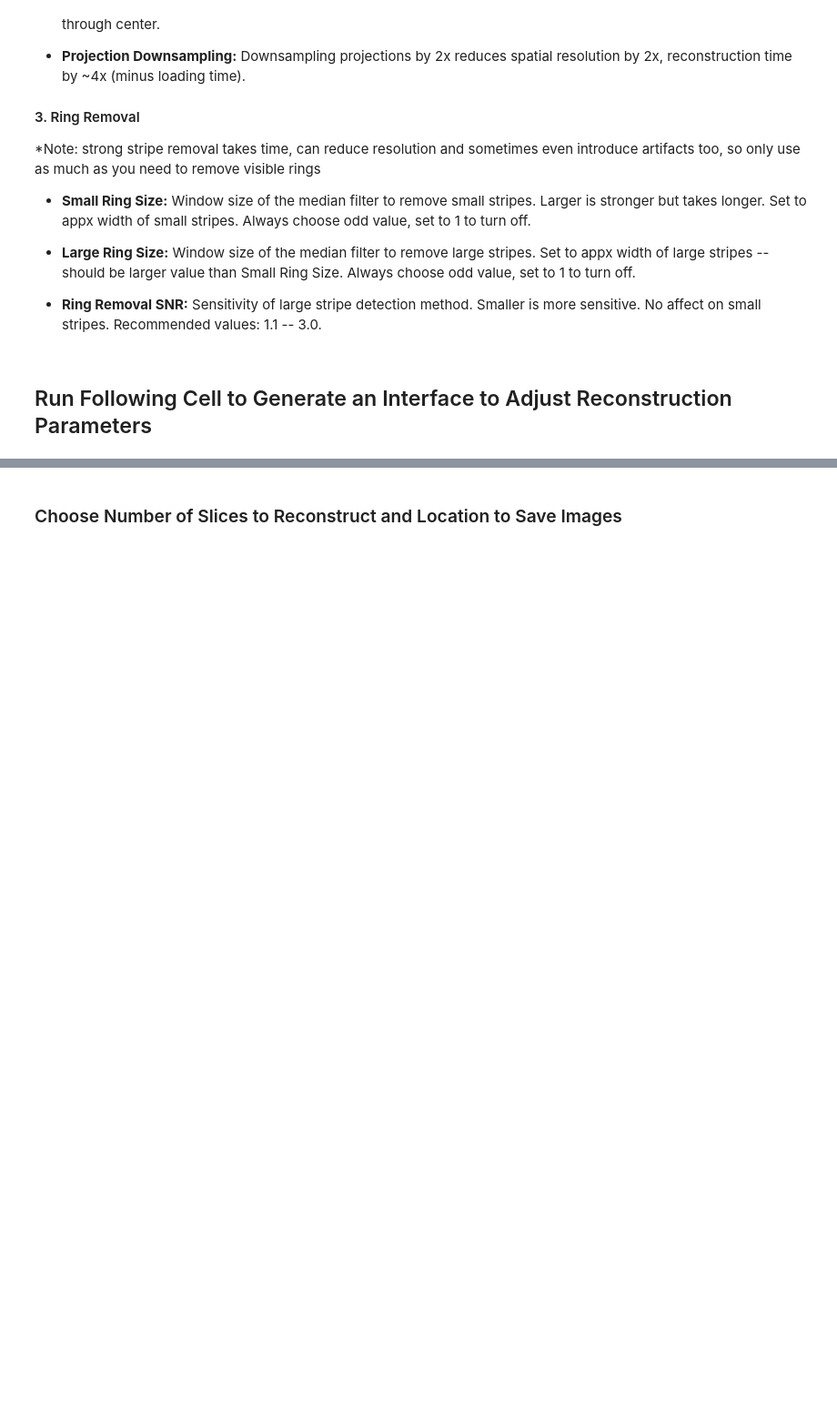
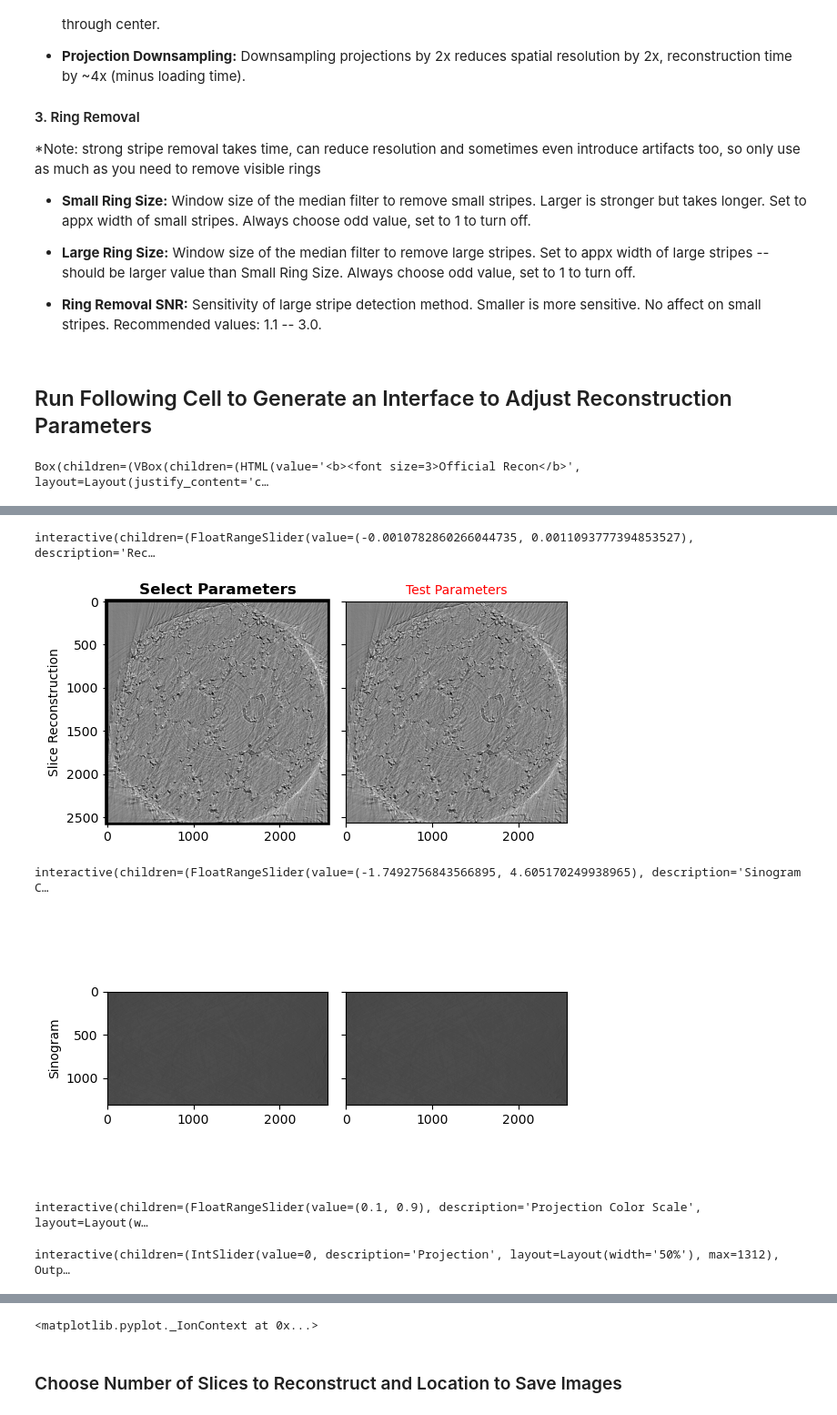
Before and after one commit to als-computing/microct, a Jupyter notebook: ALS_recon.ipynb, the cells around one changed output, grey strips where cells are left out. Shown at 91% size. Saved outputs shown, nothing was run; the diff lists cells and outputs as text; code cells hidden in the pictures; blank space fills up the shorter version.

```diff
--- a/ALS_recon.ipynb
+++ b/ALS_recon.ipynb
@@ -164,7 +176,7 @@ proj_slider = widgets.interactive(als.set_proj, path=widgets.fixed(file_chooser.
                                                                    step=1, value=0))
 proj_clim_slider = widgets.interactive(als.set_clim, img=widgets.fixed(proj_img),
                               clims=widgets.FloatRangeSlider(description='Projection Color Scale', style={'description_width': 'initial'}, layout=widgets.Layout(width='50%'),
-                                                                   min=0, max=1,
+                                                                   min=-0.1, max=1.1,
                                                                    step=1/500, value=[0.1, 0.9],
                                                                    readout=True, readout_format='.2e'))
 
@@ -190,3 +202,5 @@ display(proj_clim_slider) # show proj color scale widget
 display(proj_slider) # show projection widget
 proj_fig.show() # show projection figure
 plt.ion() # turn matplotlib interactive mode back on
+# %% [output]
+Box(children=(VBox(children=(HTML(value='<b><font size=3>Official Recon</b>', layout=Layout(justify_content='c…
@@ -192,0 +209,6 @@ plt.ion() # turn matplotlib interactive mode back on
+interactive(children=(FloatRangeSlider(value=(-0.0010782860266044735, 0.0011093777394853527), description='Rec…
+[figure, added]
+interactive(children=(FloatRangeSlider(value=(-1.7492756843566895, 4.605170249938965), description='Sinogram C…
+[figure, added]
+interactive(children=(FloatRangeSlider(value=(0.1, 0.9), description='Projection Color Scale', layout=Layout(w…
+interactive(children=(IntSlider(value=0, description='Projection', layout=Layout(width='50%'), max=1312), Outp…
@@ -193,3 +216,4 @@ plt.ion() # turn matplotlib interactive mode back on
+<matplotlib.pyplot._IonContext at 0x...>
 # %% [markdown]
 ### Choose Number of Slices to Reconstruct and Location to Save Images
 # %%
```
Also changed, not shown: parts of 4 cells of this notebook, 2 other files.
